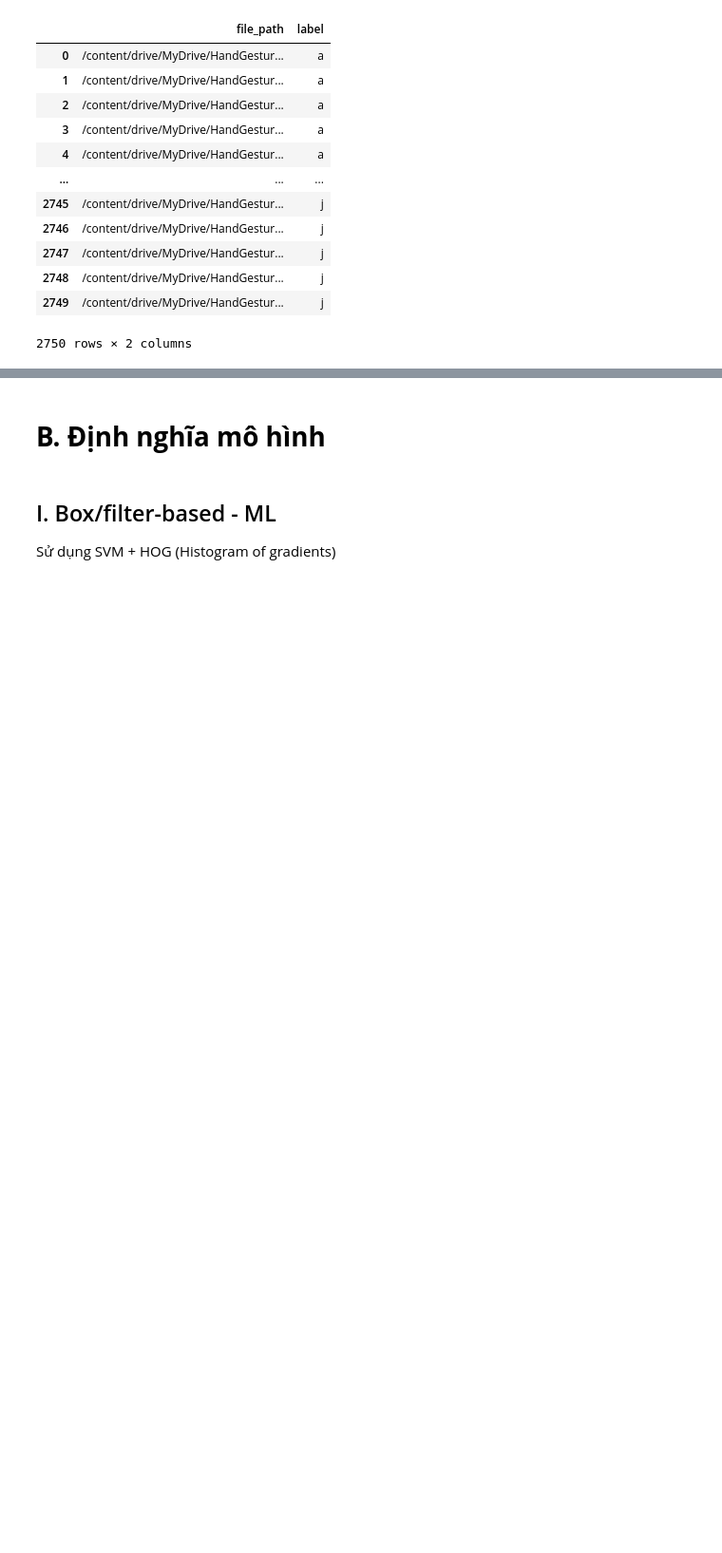
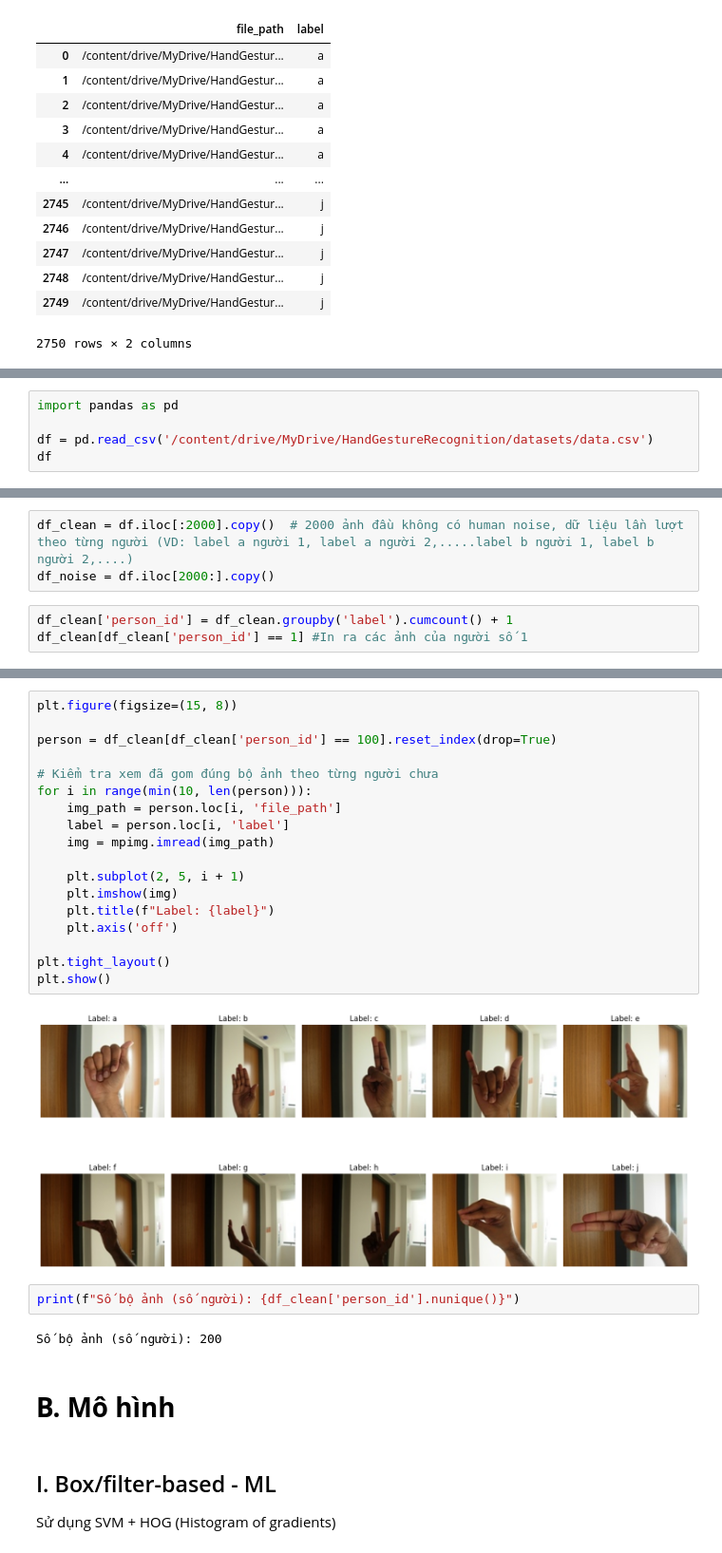
Before and after one commit to kwspringkle/HandGestureRecognition, a Jupyter notebook: all.ipynb, the cells around one changed output, grey strips where cells are left out. Shown at 95% size. Saved outputs shown, nothing was run; the diff lists cells and outputs as text; blank space fills up the shorter version.

```diff
--- a/all.ipynb
+++ b/all.ipynb
@@ -143,0 +145,5 @@ df.to_csv(os.path.join(download_path, 'data.csv'), index=False) #Lưu lại data
+# %%
+import pandas as pd
+
+df = pd.read_csv('/content/drive/MyDrive/HandGestureRecognition/datasets/data.csv')
+df
@@ -143,0 +199,6 @@ df.to_csv(os.path.join(download_path, 'data.csv'), index=False) #Lưu lại data
+# %%
+df_clean = df.iloc[:2000].copy()  # 2000 ảnh đầu không có human noise, dữ liệu lần lượt theo từng người (VD: label a người 1, label a người 2,.....label b người 1, label b người 2,....)
+df_noise = df.iloc[2000:].copy()
+# %%
+df_clean['person_id'] = df_clean.groupby('label').cumcount() + 1
+df_clean[df_clean['person_id'] == 1] #In ra các ảnh của người số 1
@@ -144,5 +217,29 @@ df.to_csv(os.path.join(download_path, 'data.csv'), index=False) #Lưu lại data
+# %%
+plt.figure(figsize=(15, 8))
+
+person = df_clean[df_clean['person_id'] == 100].reset_index(drop=True)
+
+# Kiểm tra xem đã gom đúng bộ ảnh theo từng người chưa
+for i in range(min(10, len(person))):
+    img_path = person.loc[i, 'file_path']
+    label = person.loc[i, 'label']
+    img = mpimg.imread(img_path)
+
+    plt.subplot(2, 5, i + 1)
+    plt.imshow(img)
+    plt.title(f"Label: {label}")
+    plt.axis('off')
+
+plt.tight_layout()
+plt.show()
+# %% [output]
+[figure, added]
+# %%
+print(f"Số bộ ảnh (số người): {df_clean['person_id'].nunique()}")
+# %% [output]
+Số bộ ảnh (số người): 200
 # %% [markdown]
-# **B. Định nghĩa mô hình**
+# **B. Mô hình**
 # %% [markdown]
 ## I. Box/filter-based  - ML
 
```
Also changed, not shown: parts of 21 cells of this notebook.
